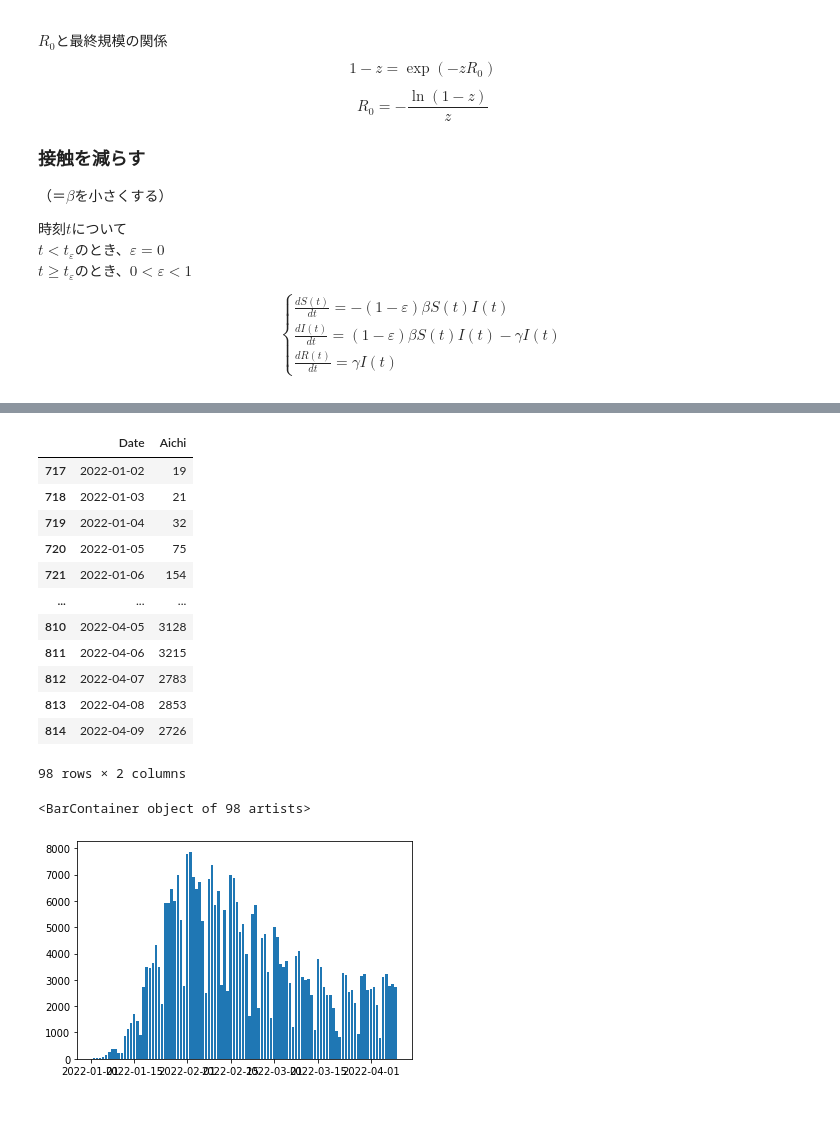
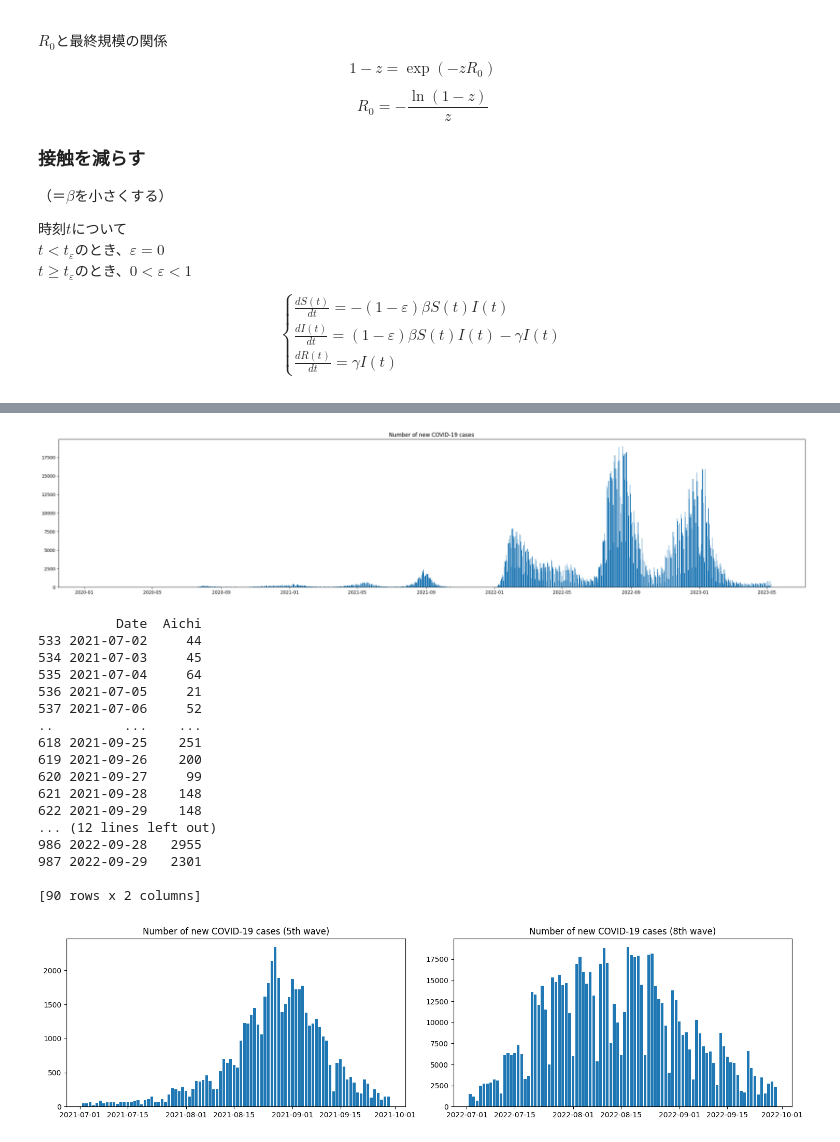
Before and after one commit to iwanaminami/tokuronX2023, a Jupyter notebook: SIR.ipynb, the cells around one changed output, grey strips where cells are left out. Saved outputs shown, nothing was run; the diff lists cells and outputs as text; code cells hidden in the pictures; blank space fills up the shorter version.

```diff
--- a/SIR.ipynb
+++ b/SIR.ipynb
@@ -97,31 +97,62 @@ plt.bar(data_infected['Date'], data_infected['Aichi'])
+# %%
+# 実行4
+# 全データの確認
+
+plt.figure(figsize=(30,6))
+plt.bar(pd.to_datetime(data_infected['Date']), data_infected['Aichi'])
+plt.title('Number of new COVID-19 cases')
+plt.show()
+# %% [output]
+[figure, added]
 # %%
+# 実行5
 # データの整形
 
 data_infected['Date'] = pd.to_datetime(data_infected['Date'], format = "%Y/%m/%d")
 
 data_infected_aichi = data_infected[['Date', 'Aichi']]
-time_start = datetime.datetime(2022,1,1) #最初の日
-time_end = datetime.datetime(2022,4,10) #最後の日
-data_infected_aichi_6th = data_infected_aichi.query('@time_start < Date < @time_end')
-data_infected_aichi_6th
+time_start1 = datetime.datetime(2021,7,1) #最初の日1
+time_end1 = datetime.datetime(2021,9,30) #最後の日1
+time_start2 = datetime.datetime(2022,7,1) #最初の日2
+time_end2 = datetime.datetime(2022,9,30) #最後の日2
+data_infected_aichi_5th = data_infected_aichi.query('@time_start1 < Date < @time_end1') # 期間1
+data_infected_aichi_8th = data_infected_aichi.query('@time_start2 < Date < @time_end2') # 期間2
+print(data_infected_aichi_5th)
+print(data_infected_aichi_8th)
 # %% [output]
-|  | Date | Aichi |
-| 717 | 2022-01-02 | 19 |
-| 718 | 2022-01-03 | 21 |
-| 719 | 2022-01-04 | 32 |
-| 720 | 2022-01-05 | 75 |
-| 721 | 2022-01-06 | 154 |
-| ... | ... | ... |
-| 810 | 2022-04-05 | 3128 |
-| 811 | 2022-04-06 | 3215 |
-| 812 | 2022-04-07 | 2783 |
-| 813 | 2022-04-08 | 2853 |
-| 814 | 2022-04-09 | 2726 |
-98 rows × 2 columns
+          Date  Aichi
+533 2021-07-02     44
+534 2021-07-03     45
+535 2021-07-04     64
+536 2021-07-05     21
+537 2021-07-06     52
+..         ...    ...
+618 2021-09-25    251
+619 2021-09-26    200
+620 2021-09-27     99
+621 2021-09-28    148
+622 2021-09-29    148
+... (12 lines left out)
+986 2022-09-28   2955
+987 2022-09-29   2301
+
+[90 rows x 2 columns]
-# %%
-# データのプロット
-plt.bar(data_infected_aichi_6th['Date'], data_infected_aichi_6th['Aichi'])
-# %% [output]
-<BarContainer object of 98 artists>
-[figure, removed]
+# %%
+# 実行6
+# データのプロット
+
+fig = plt.figure(figsize = (15, 4))
+
+ax1 = fig.add_subplot(1, 2, 1)
+ax1.bar(pd.to_datetime(data_infected_aichi_5th['Date']), data_infected_aichi_5th['Aichi'])
+ax1.set_title('Number of new COVID-19 cases (5th wave)')
+
+ax2 = fig.add_subplot(1, 2, 2)
+ax2.bar(pd.to_datetime(data_infected_aichi_8th['Date']), data_infected_aichi_8th['Aichi'])
+ax2.set_title('Number of new COVID-19 cases (8th wave)')
+
+fig.tight_layout()
+fig.show()
+# %% [output]
+[figure, added]
 # %%
```
Also changed, not shown: parts of 12 cells of this notebook.
